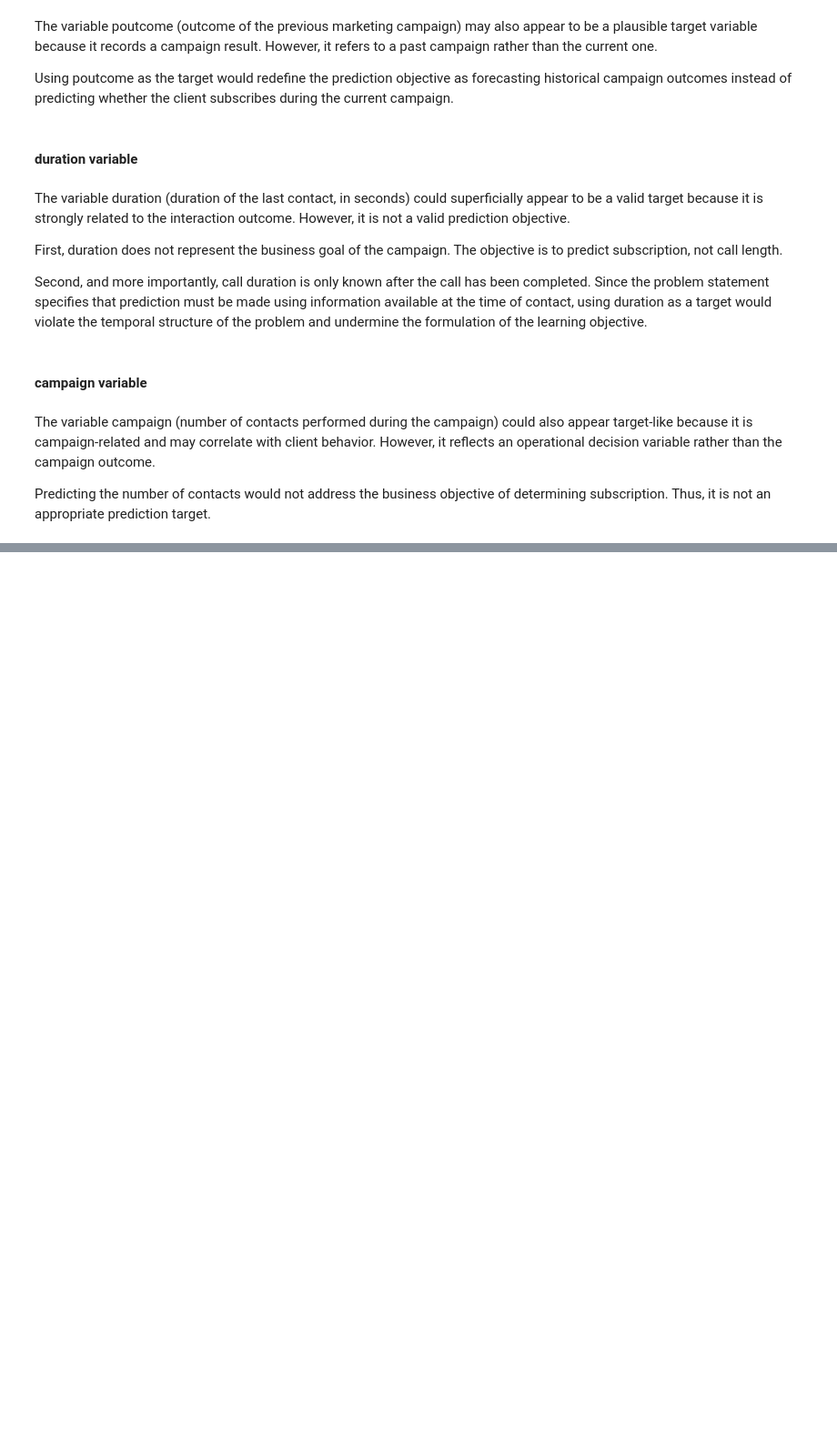
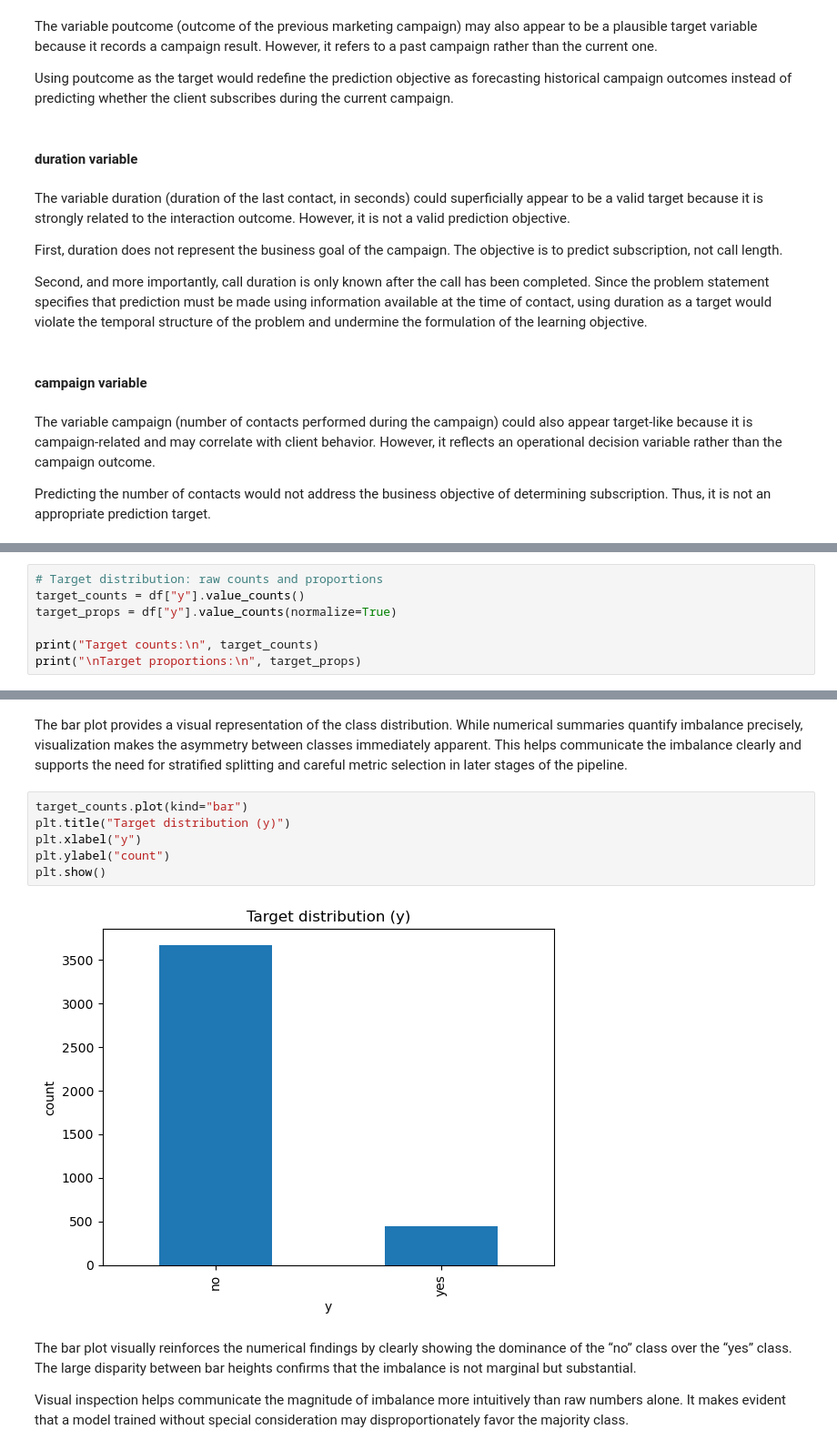
Before and after one commit to liglesias1/ML-Fundamentals-2026, a Jupyter notebook: assignment_1_Lara_Iglesias.ipynb, the cells around one changed output, grey strips where cells are left out. Shown at 91% size. Drawn from its saved outputs; the diff is of its cells as text; blank space fills up the shorter version.

```diff
--- a/assignment_1_Lara_Iglesias.ipynb
+++ b/assignment_1_Lara_Iglesias.ipynb
@@ -86,0 +216,7 @@ Predicting the number of contacts would not address the business objective of de
+# %%
+# Target distribution: raw counts and proportions
+target_counts = df["y"].value_counts()
+target_props = df["y"].value_counts(normalize=True)
+
+print("Target counts:\n", target_counts)
+print("\nTarget proportions:\n", target_props)
@@ -86,0 +239,14 @@ Predicting the number of contacts would not address the business objective of de
+# %% [markdown]
+The bar plot provides a visual representation of the class distribution. While numerical summaries quantify imbalance precisely, visualization makes the asymmetry between classes immediately apparent. This helps communicate the imbalance clearly and supports the need for stratified splitting and careful metric selection in later stages of the pipeline.
+# %%
+target_counts.plot(kind="bar")
+plt.title("Target distribution (y)")
+plt.xlabel("y")
+plt.ylabel("count")
+plt.show()
+# %% [output]
+[figure, added]
+# %% [markdown]
+The bar plot visually reinforces the numerical findings by clearly showing the dominance of the “no” class over the “yes” class. The large disparity between bar heights confirms that the imbalance is not marginal but substantial.
+
+Visual inspection helps communicate the magnitude of imbalance more intuitively than raw numbers alone. It makes evident that a model trained without special consideration may disproportionately favor the majority class.
```
Also changed, not shown: parts of 57 cells of this notebook.
